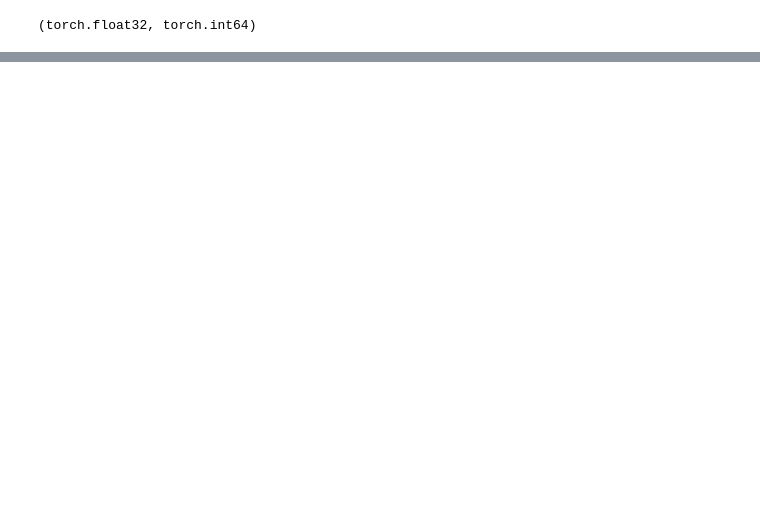
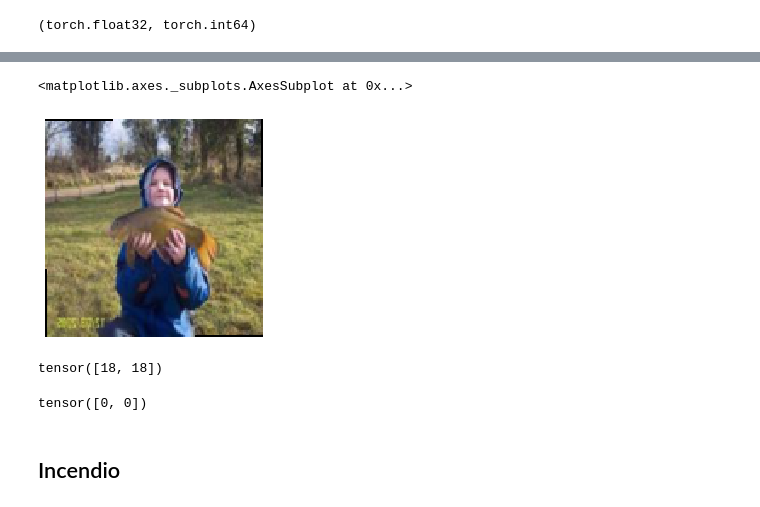
Before and after one commit to hdmamin/self-supervised-vision-exp, a Jupyter notebook: notebooks/nb03-lightning-first-test.ipynb, the cells around one changed output, grey strips where cells are left out. Saved outputs shown, nothing was run; the diff lists cells and outputs as text; code cells hidden in the pictures; blank space fills up the shorter version.

```diff
--- a/notebooks/nb03-lightning-first-test.ipynb
+++ b/notebooks/nb03-lightning-first-test.ipynb
@@ -133,6 +134,8 @@ class SupervisedDataPL(pl.LightningDataModule):
     def setup(self, stage=''):
         self.ds_train = ImageFolder(self.root/'train', self.train_tfms)
         self.ds_val = ImageFolder(self.root/'val', self.val_tfms)
+        self.ds_val.classes = self.ds_train.classes
+        self.ds_val.class_to_idx = self.ds_train.class_to_idx
         self.dl_train = DataLoader(self.ds_train, self.bs, shuffle=True)
         self.dl_val = DataLoader(self.ds_val, self.bs)
 
@@ -193 +196,6 @@ TPU available: False, using: 0 TPU cores
 1
+# %%
+show_image(x[0])
+# %% [output]
+<matplotlib.axes._subplots.AxesSubplot at 0x...>
+[figure, added]
@@ -193,0 +205,10 @@ TPU available: False, using: 0 TPU cores
+# %%
+F.softmax(yhat, dim=-1).argmax(-1)
+# %% [output]
+tensor([18, 18])
+# %%
+y
+# %% [output]
+tensor([0, 0])
+# %% [markdown]
+## Incendio
```
Also changed, not shown: parts of 21 cells of this notebook, 3 other files.
